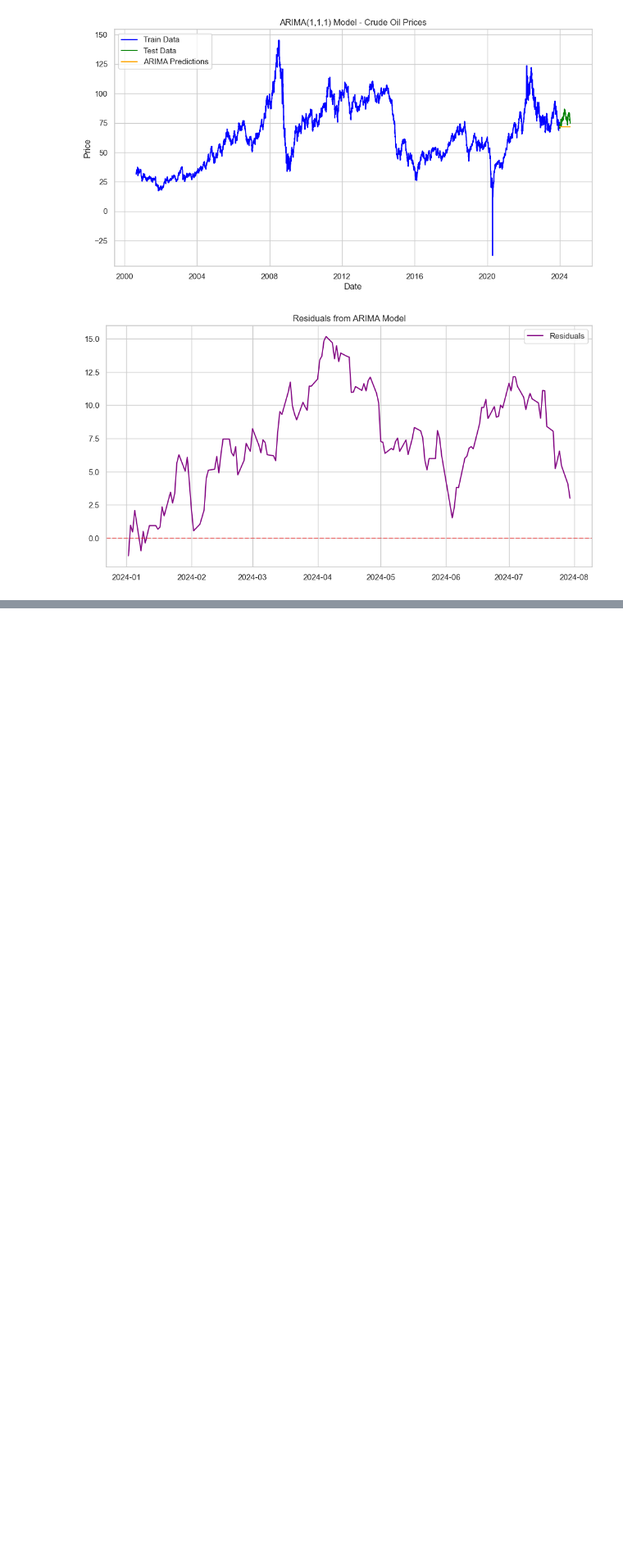
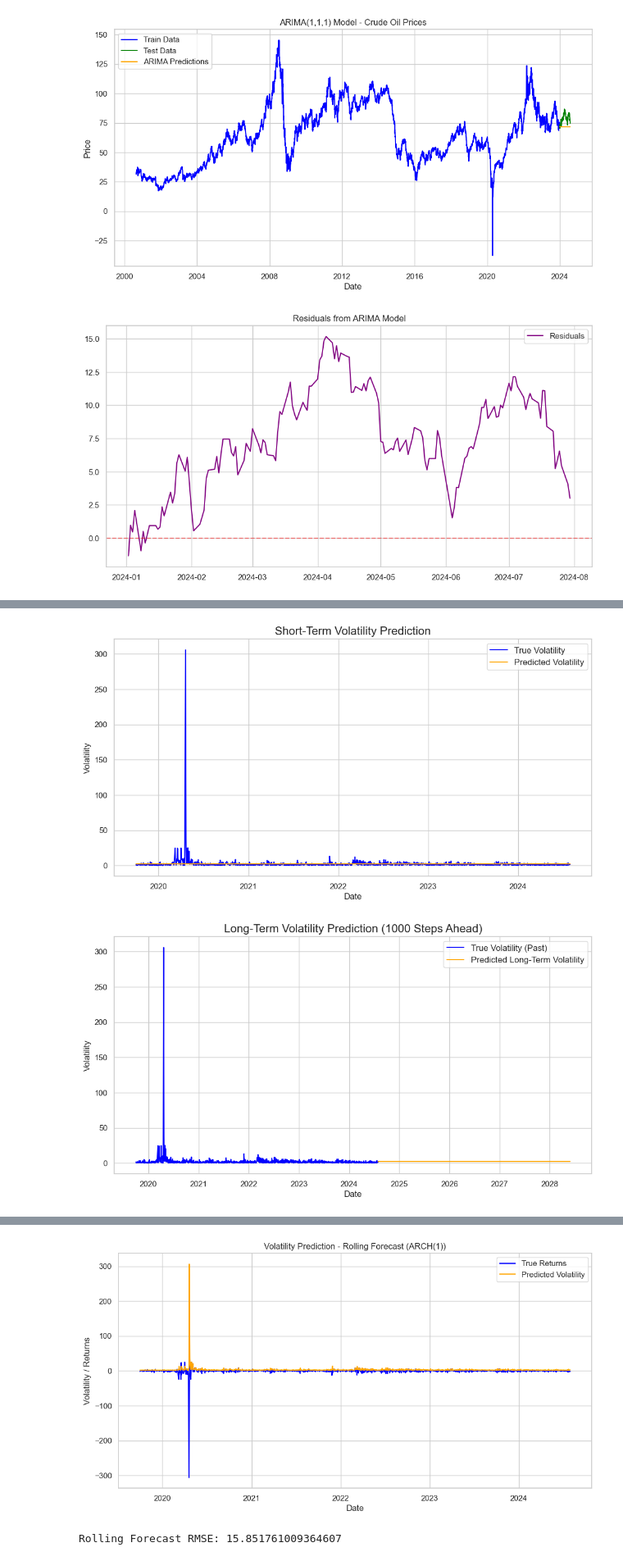
Before and after one commit to Raymondtaoo/GasCast, a Jupyter notebook: notebooks/EDA.ipynb, the cells around one changed output, grey strips where cells are left out. Shown at 82% size. Drawn from its saved outputs; the diff is of its cells as text; code cells hidden in the pictures; blank space fills up the shorter version.

Commit message:
updated prediction models for garch

```diff
--- a/notebooks/EDA.ipynb
+++ b/notebooks/EDA.ipynb
@@ -310,0 +266,72 @@ Rolling Forecast RMSE: 15.84554555992054
+# %%
+from arch import arch_model
+
+crude_oil_close = crude_oil_prices_df['Close'].dropna()
+crude_oil_returns = 100 * crude_oil_close.pct_change().dropna()  # Percentage returns
+
+crude_oil_returns.index.freq = 'B'
+
+test_size = 252 * 5  # 5 years of business days (~252 per year)
+train_data = crude_oil_returns[:-test_size]
+test_data = crude_oil_returns[-test_size:]
+
+model = arch_model(train_data, p=1, q=0)
+model_fit = model.fit()
+print(model_fit.summary())
+
+# Short-Term Prediction (Test Size)
+predictions = model_fit.forecast(horizon=test_size)
+
+plt.figure(figsize=(12, 6))
+true, = plt.plot(test_data.index, np.sqrt(test_data.values**2), label='True Volatility', color='blue')
+preds, = plt.plot(test_data.index, np.sqrt(predictions.variance.values[-1, :]), label='Predicted Volatility', color='orange')
+plt.title('Short-Term Volatility Prediction', fontsize=16)
+plt.xlabel('Date')
+plt.ylabel('Volatility')
+plt.legend(fontsize=12)
+plt.show()
+
+# Long-Term Prediction (1000 Steps Ahead)
+predictions_long_term = model_fit.forecast(horizon=1000)
+
+plt.figure(figsize=(12, 6))
+long_term_dates = pd.date_range(start=test_data.index[-1], periods=1000, freq='B')  # Generate future dates
+true, = plt.plot(test_data.index, np.sqrt(test_data.values**2), label='True Volatility (Past)', color='blue')
+preds, = plt.plot(long_term_dates, np.sqrt(predictions_long_term.variance.values[-1, :]), label='Predicted Long-Term Volatility', color='orange')
+plt.title('Long-Term Volatility Prediction (1000 Steps Ahead)', fontsize=16)
+plt.xlabel('Date')
+plt.ylabel('Volatility')
+plt.legend(fontsize=12)
+plt.show()
+
+# Rolling Forecast Origin
+rolling_predictions = []
+
+for i in range(len(test_data)):
+    # Update the training set dynamically
+    rolling_train = np.concatenate([train_data.values, test_data.values[:i]])
+
+    # Fit ARCH(1) model
+    model = arch_model(rolling_train, p=1, q=0)
+    model_fit = model.fit()
+
+    # Forecast the next step
+    forecast = model_fit.forecast(horizon=1)
+    rolling_predictions.append(np.sqrt(forecast.variance.values[-1, 0]))  # Conditional volatility
+
+# Create Rolling Predictions as Series
+rolling_predictions = pd.Series(rolling_predictions, index=test_data.index)
+
+
+plt.figure(figsize=(12, 6))
+plt.plot(test_data.index, test_data.values, label='True Returns', color='blue')
+plt.plot(rolling_predictions.index, rolling_predictions.values, label='Predicted Volatility', color='orange')
+plt.title("Volatility Prediction - Rolling Forecast (ARCH(1))")
+plt.xlabel("Date")
+plt.ylabel("Volatility / Returns")
+plt.legend()
+plt.show()
+
+rmse = np.sqrt(mean_squared_error(test_data.values, rolling_predictions.values))
+print(f"Rolling Forecast RMSE: {rmse}")
+# %% [output]
@@ -310,0 +355,2 @@ Rolling Forecast RMSE: 15.84554555992054
+[figure, added]
+[figure, added]
@@ -310,0 +374,2 @@ Rolling Forecast RMSE: 15.84554555992054
+[figure, added]
+Rolling Forecast RMSE: 15.851761009364607
```
Also changed, not shown: parts of 2 cells of this notebook.
